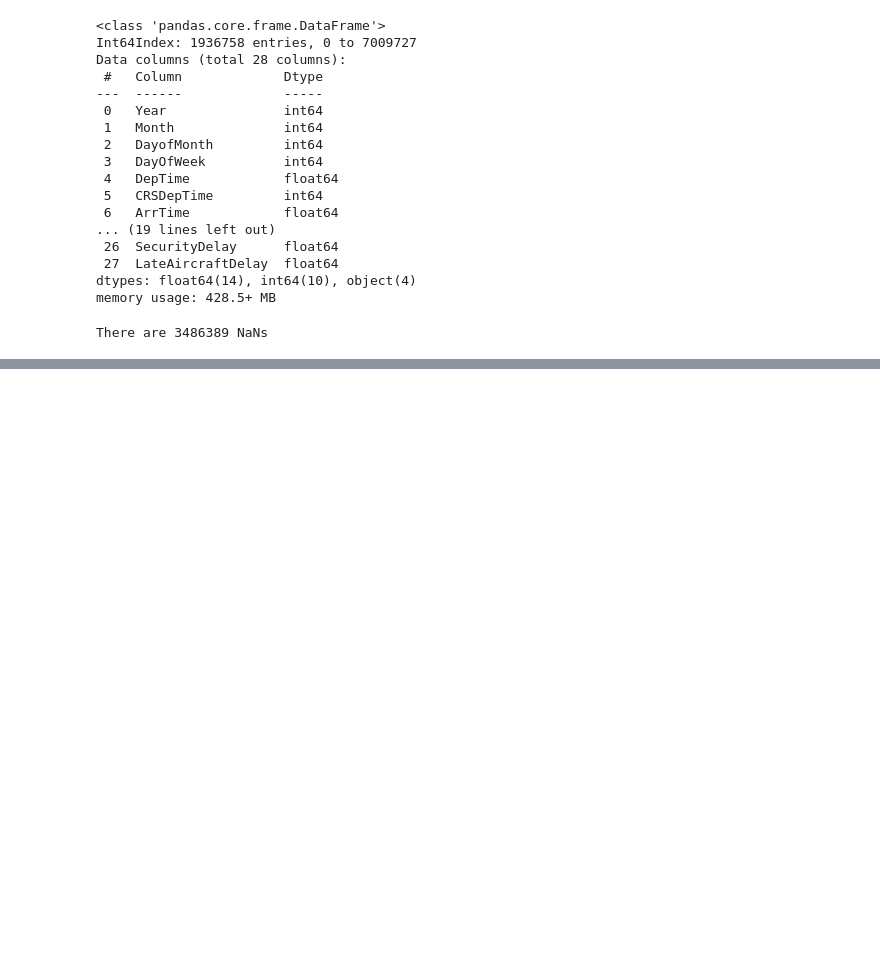
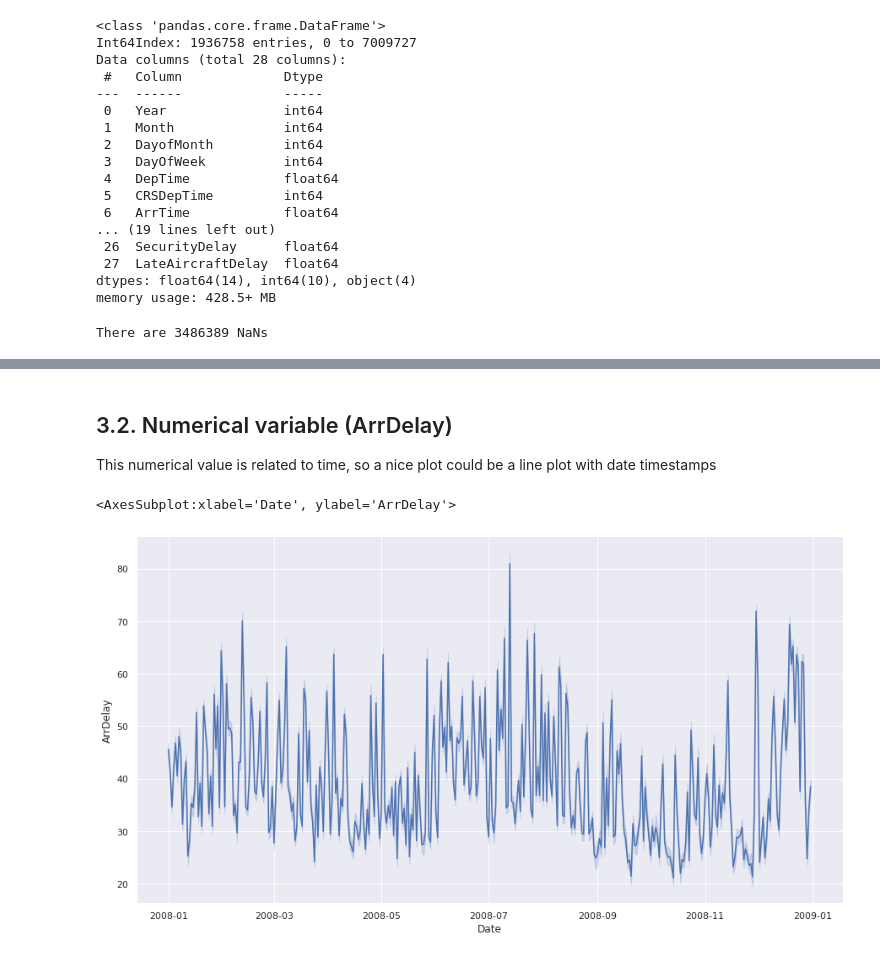
Before and after one commit to joseporiolayats/data-exercises, a Jupyter notebook: kaggle-airline-df/dataset-processing.ipynb, the cells around one changed output, grey strips where cells are left out. Saved outputs shown, nothing was run; the diff lists cells and outputs as text; code cells hidden in the pictures; blank space fills up the shorter version.

```diff
--- a/kaggle-airline-df/dataset-processing.ipynb
+++ b/kaggle-airline-df/dataset-processing.ipynb
@@ -139,0 +201,8 @@ df.drop(columns=["Year","Month","DayofMonth"],inplace=True)
+# %% [markdown]
+## 3.2. Numerical variable (ArrDelay)
+This numerical value is related to time, so a nice plot could be a line plot with date timestamps
+# %%
+sns.lineplot(data=df, x="Date",y="ArrDelay")
+# %% [output]
+<AxesSubplot:xlabel='Date', ylabel='ArrDelay'>
+[figure, added]
```
Also changed, not shown: parts of 13 cells of this notebook, 1 other file.
